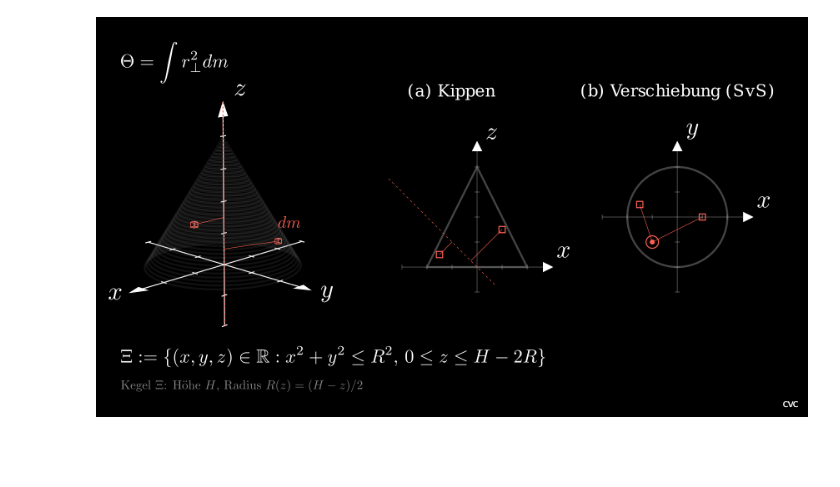
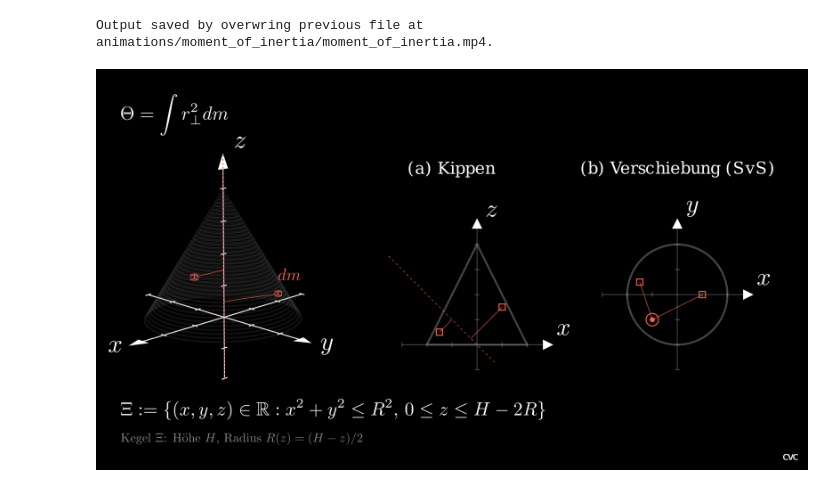
Before and after one commit to CVC97/Physics-Education-Animations, a Jupyter notebook: moment_of_inertia.ipynb, the cells around one changed output. Cells and saved outputs as stored; diff of their text form; code cells hidden in the pictures; blank space fills up the shorter version.

```diff
--- a/moment_of_inertia.ipynb
+++ b/moment_of_inertia.ipynb
@@ -13,6 +13,6 @@ Jupyter Capture Output v0.0.6
 # %%
 %%capture_video --path "animations/moment_of_inertia/moment_of_inertia.mp4"
-%%manim -ql --fps 20 $video_scene
+%%manim -qh --fps 20 $video_scene
 
 class moi_Scene(ThreeDScene):
     def construct(self):
@@ -93,13 +93,13 @@ class moi_Scene(ThreeDScene):
 
 
         # 2D-Coordinate Systems
-        ax1 = Axes(x_range = [-3, 3, 1], y_range = [-3, 3, 1], x_length = 6, y_length = 6, axis_config = {"stroke_opacity": 0.25}).move_to([4.5, -0, 0]).scale(0.5)
-        ax1_head = Text('(b) Verschiebung (SvS)', font_size = 24).move_to([4.5, 2.5, 0])
+        ax1 = Axes(x_range = [-3, 3, 1], y_range = [-3, 3, 1], x_length = 6, y_length = 6, axis_config = {"stroke_opacity": 0.25}).move_to([4.5, -0.5, 0]).scale(0.5)
+        ax1_head = Text('(b) Verschiebung (SvS)', font_size = 24).move_to([4.5, 2, 0])
         ax1_x_lab = ax1.get_x_axis_label('x')
         ax1_y_lab = ax1.get_y_axis_label('y')
 
-        ax2 = Axes(x_range = [-3, 3, 1], y_range = [-1, 5, 1], x_length = 6, y_length = 6, axis_config = {"stroke_opacity": 0.25}).move_to([0.5, -0, 0]).scale(0.5)
-        ax2_head = Text('(a) Kippen', font_size = 24).move_to([0, 2.5, 0])
+        ax2 = Axes(x_range = [-3, 3, 1], y_range = [-1, 5, 1], x_length = 6, y_length = 6, axis_config = {"stroke_opacity": 0.25}).move_to([0.5, -0.5, 0]).scale(0.5)
+        ax2_head = Text('(a) Kippen', font_size = 24).move_to([0, 2, 0])
         ax2_x_lab = ax2.get_x_axis_label('x')
         ax2_y_lab = ax2.get_y_axis_label('z')
 
@@ -126,31 +126,32 @@ class moi_Scene(ThreeDScene):
         ax2_cc2 = Square(side_length = 0.125, stroke_color = RED, stroke_width = 2).move_to(ax2.c2p(cc2[0], cc2[2], 0))
         ax2_cc2_proj = Line(start = ax2.c2p(cc2[0], cc2[2], 0), end = ax2_aor.get_projection(ax2_cc2.get_center()), color = RED, stroke_width = 1)
 
         ax1_group = VGroup(ax1, ax1_head, ax1_cone, ax1_x_lab, ax1_y_lab, ax1_aor, ax1_cc1, ax1_cc2, ax1_cc1_proj, ax1_cc2_proj)
         ax2_group = VGroup(ax2, ax2_head, ax2_cone, ax2_x_lab, ax2_y_lab, ax2_aor, ax2_cc1, ax2_cc2, ax2_cc1_proj, ax2_cc2_proj)
 
         # self.wait(0.5)
         # self.play(Create(cone_cube1[0]), run_time = 1.5)
         # self.play(Create(cone_cube2[0]), run_time = 1.5)
         # self.wait(0.5)
         # self.play(Write(moi_eq3))
         # self.wait(0.5)
         # self.play(Transform(moi_eq1, moi_eq2), Transform(cone_cube(cc1)[0], cone_cube(cc1))[1]), Transform(cone_cube(cc2))[0], cone_cube(cc2))[1]), run_time = 1.5)
         # self.wait(0.5)
         # self.play(Uncreate(moi_eq3))
         # self.wait(3)
 
         self.add(moi_eq1)
         self.add(cone_eq1, cone_eq2)
         self.add(ax_3D)
 
         for cone_circ_i in cone_circ_list:
         #    self.wait(0.05)
             self.add(cone_circ_i)
 
 
         self.add(cone_cube(cc1)[0], cone_cube(cc2)[0])
         self.add(dm_eq, ax_aor)
         self.add(ax1_group, ax2_group)
 # %% [output]
+Output saved by overwring previous file at animations/moment_of_inertia/moment_of_inertia.mp4.
-[figure, old version]
+[figure, new version]
```
Also changed, not shown: parts of 1 cell of this notebook.
